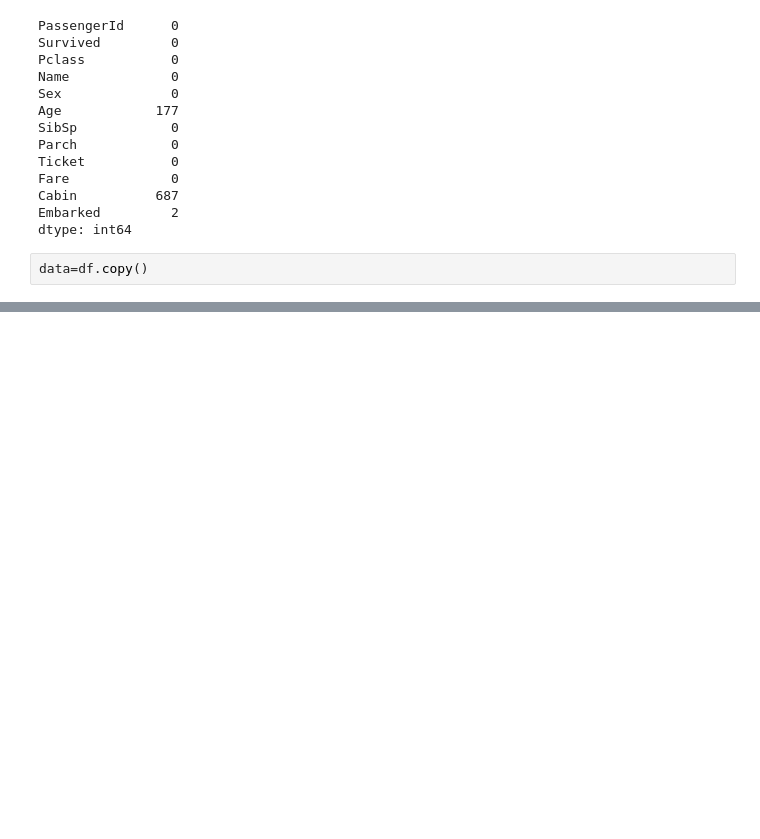
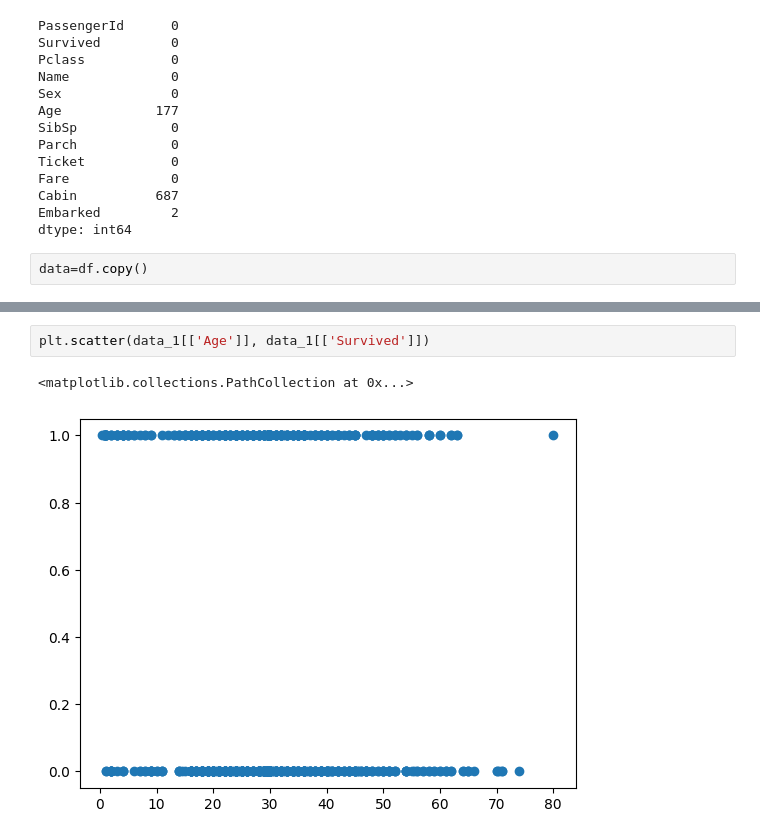
Before and after one commit to talentcoco/IndustryTraining, a Jupyter notebook: Titanic_dataset.ipynb, the cells around one changed output, grey strips where cells are left out. Drawn from its saved outputs; the diff is of its cells as text; blank space fills up the shorter version.

```diff
--- a/Titanic_dataset.ipynb
+++ b/Titanic_dataset.ipynb
@@ -69,0 +145,5 @@ data['Age']=imputer.transform(data[['Age']])
+# %%
+plt.scatter(data_1[['Age']], data_1[['Survived']])
+# %% [output]
+<matplotlib.collections.PathCollection at 0x...>
+[figure, added]
```
Also changed, not shown: parts of 19 cells of this notebook.
